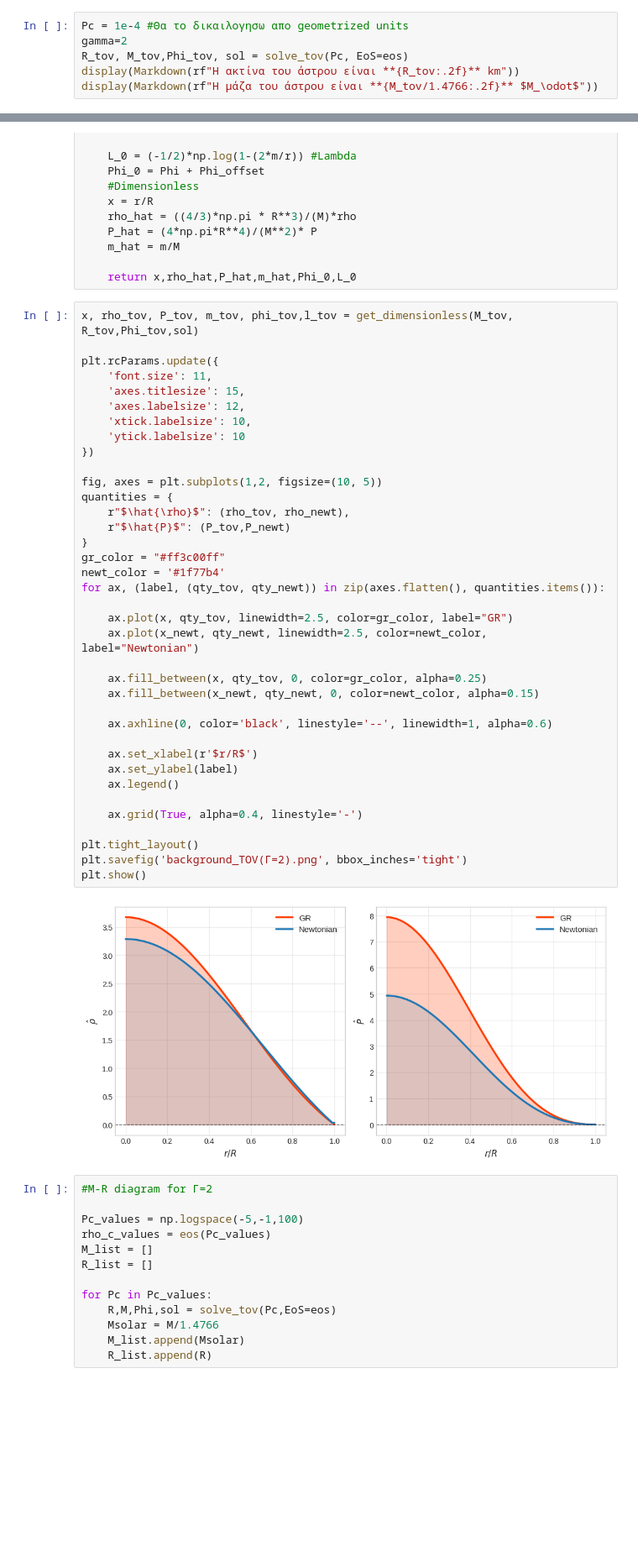
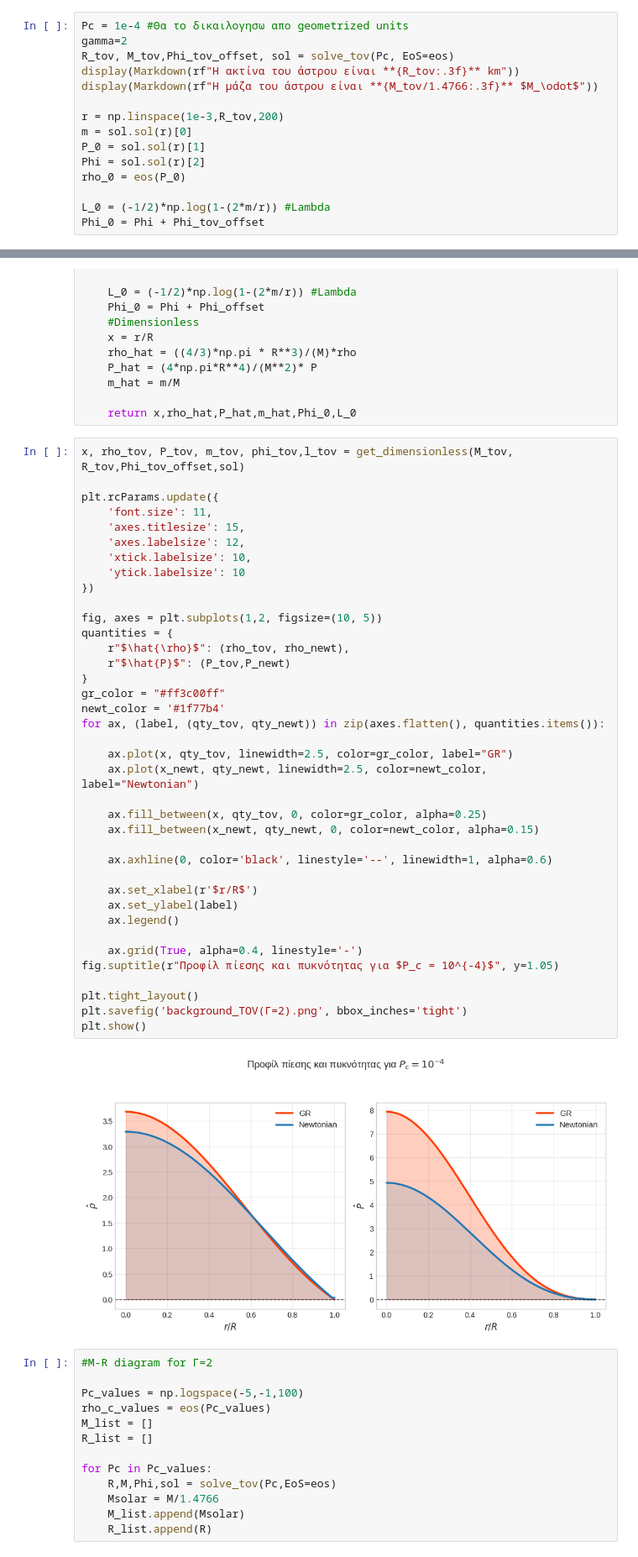
Before and after one commit to Vagge31/Stellar-Pulsations, a Jupyter notebook: tov.ipynb, the cells around one changed output, grey strips where cells are left out. Shown at 84% size. Cells and saved outputs as stored; diff of their text form; blank space fills up the shorter version.

```diff
--- a/tov.ipynb
+++ b/tov.ipynb
@@ -15,7 +15,16 @@ P_newt = data['P_hat']
 # %%
 Pc = 1e-4 #Θα το δικαιλογησω απο geometrized units
 gamma=2
-R_tov, M_tov,Phi_tov, sol = solve_tov(Pc, EoS=eos)
-display(Markdown(rf"Η ακτίνα του άστρου είναι **{R_tov:.2f}** km"))
-display(Markdown(rf"Η μάζα του άστρου είναι **{M_tov/1.4766:.2f}** $M_\odot$"))
+R_tov, M_tov,Phi_tov_offset, sol = solve_tov(Pc, EoS=eos)
+display(Markdown(rf"Η ακτίνα του άστρου είναι **{R_tov:.3f}** km"))
+display(Markdown(rf"Η μάζα του άστρου είναι **{M_tov/1.4766:.3f}** $M_\odot$"))
+
+r = np.linspace(1e-3,R_tov,200)
+m = sol.sol(r)[0]
+P_0 = sol.sol(r)[1]
+Phi = sol.sol(r)[2]
+rho_0 = eos(P_0)
+
+L_0 = (-1/2)*np.log(1-(2*m/r)) #Lambda
+Phi_0 = Phi + Phi_tov_offset
 # %% [output]
@@ -40,7 +49,7 @@ def get_dimensionless(M,R,Phi_offset,sol):
 
     return x,rho_hat,P_hat,m_hat,Phi_0,L_0
 # %%
-x, rho_tov, P_tov, m_tov, phi_tov,l_tov = get_dimensionless(M_tov, R_tov,Phi_tov,sol)
+x, rho_tov, P_tov, m_tov, phi_tov,l_tov = get_dimensionless(M_tov, R_tov,Phi_tov_offset,sol)
 
 plt.rcParams.update({
     'font.size': 11,
@@ -50,34 +59,35 @@ plt.rcParams.update({
     'ytick.labelsize': 10
 })
 
 fig, axes = plt.subplots(1,2, figsize=(10, 5))
 quantities = {
     r"$\hat{\rho}$": (rho_tov, rho_newt),
     r"$\hat{P}$": (P_tov,P_newt)
 }
 gr_color = "#ff3c00ff"
 newt_color = '#1f77b4'
 for ax, (label, (qty_tov, qty_newt)) in zip(axes.flatten(), quantities.items()):
 
     ax.plot(x, qty_tov, linewidth=2.5, color=gr_color, label="GR")
     ax.plot(x_newt, qty_newt, linewidth=2.5, color=newt_color, label="Newtonian")
 
     ax.fill_between(x, qty_tov, 0, color=gr_color, alpha=0.25)
     ax.fill_between(x_newt, qty_newt, 0, color=newt_color, alpha=0.15)
 
     ax.axhline(0, color='black', linestyle='--', linewidth=1, alpha=0.6)
 
     ax.set_xlabel(r'$r/R$')
     ax.set_ylabel(label)
     ax.legend()
 
     ax.grid(True, alpha=0.4, linestyle='-')
+fig.suptitle(r"Προφίλ πίεσης και πυκνότητας για $P_c = 10^{-4}$", y=1.05)
 
 plt.tight_layout()
 plt.savefig('background_TOV(Γ=2).png', bbox_inches='tight')
 plt.show()
 # %% [output]
-[figure, old version]
+[figure, new version]
 # %%
 #M-R diagram for Γ=2
 
```
Also changed, not shown: parts of 5 cells of this notebook, 10 other files.
